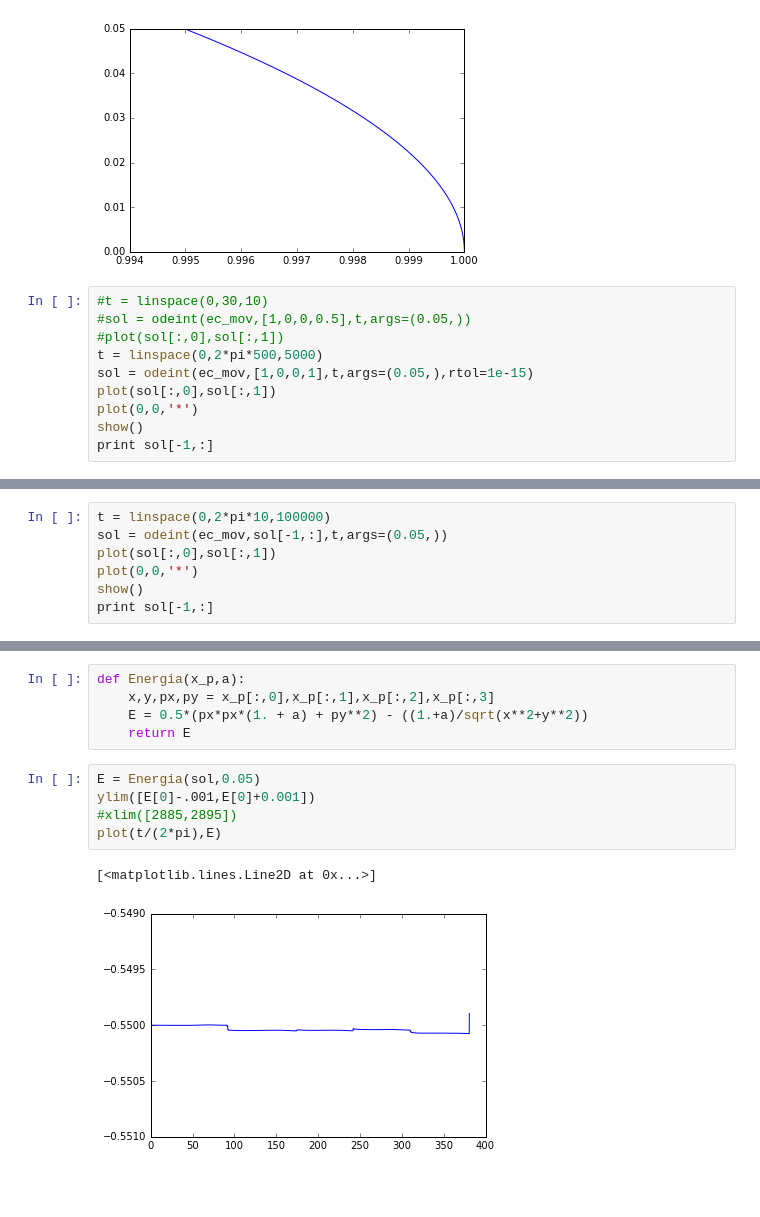
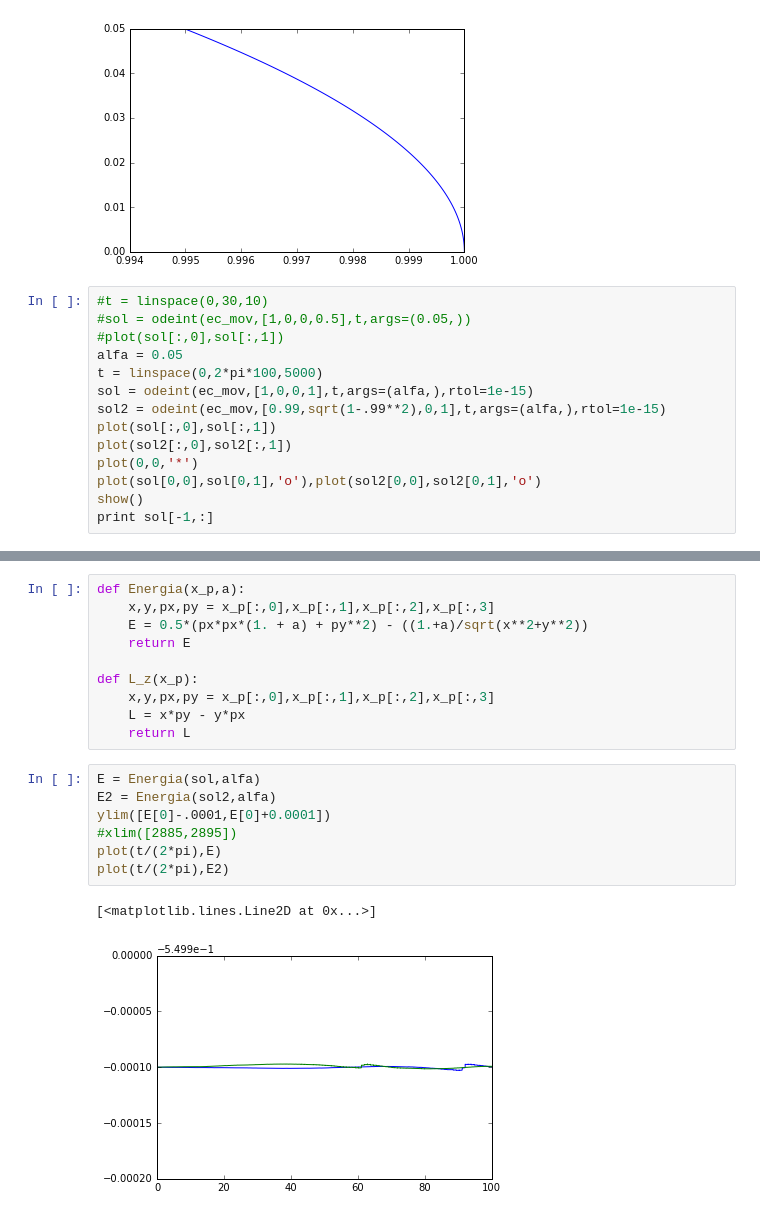
Before and after one commit to JavierMarmol/clases, a Jupyter notebook: Mapeo (aka masas en ejes).ipynb, the cells around one changed output, grey strips where cells are left out. Saved outputs shown, nothing was run; the diff lists cells and outputs as text; blank space fills up the shorter version.

```diff
--- a/Mapeo (aka masas en ejes).ipynb
+++ b/Mapeo (aka masas en ejes).ipynb
@@ -45,10 +45,14 @@ plot(sol[:,0],sol[:,1])
 #t = linspace(0,30,10)
 #sol = odeint(ec_mov,[1,0,0,0.5],t,args=(0.05,))
 #plot(sol[:,0],sol[:,1])
-t = linspace(0,2*pi*500,5000)
-sol = odeint(ec_mov,[1,0,0,1],t,args=(0.05,),rtol=1e-15)
+alfa = 0.05
+t = linspace(0,2*pi*100,5000)
+sol = odeint(ec_mov,[1,0,0,1],t,args=(alfa,),rtol=1e-15)
+sol2 = odeint(ec_mov,[0.99,sqrt(1-.99**2),0,1],t,args=(alfa,),rtol=1e-15)
 plot(sol[:,0],sol[:,1])
+plot(sol2[:,0],sol2[:,1])
 plot(0,0,'*')
+plot(sol[0,0],sol[0,1],'o'),plot(sol2[0,0],sol2[0,1],'o')
 show()
 print sol[-1,:]
 # %% [output]
@@ -57,7 +60,0 @@ print sol[-1,:]
-# %%
-t = linspace(0,2*pi*10,100000)
-sol = odeint(ec_mov,sol[-1,:],t,args=(0.05,))
-plot(sol[:,0],sol[:,1])
-plot(0,0,'*')
-show()
-print sol[-1,:]
@@ -69,11 +63,18 @@ def Energia(x_p,a):
     x,y,px,py = x_p[:,0],x_p[:,1],x_p[:,2],x_p[:,3]
     E = 0.5*(px*px*(1. + a) + py**2) - ((1.+a)/sqrt(x**2+y**2))
     return E
+
+def L_z(x_p):
+    x,y,px,py = x_p[:,0],x_p[:,1],x_p[:,2],x_p[:,3]
+    L = x*py - y*px
+    return L
 # %%
-E = Energia(sol,0.05)
-ylim([E[0]-.001,E[0]+0.001])
+E = Energia(sol,alfa)
+E2 = Energia(sol2,alfa)
+ylim([E[0]-.0001,E[0]+0.0001])
 #xlim([2885,2895])
 plot(t/(2*pi),E)
+plot(t/(2*pi),E2)
 # %% [output]
 [<matplotlib.lines.Line2D at 0x...>]
-[figure, old version]
+[figure, new version]
```
Also changed, not shown: parts of 5 cells of this notebook.
